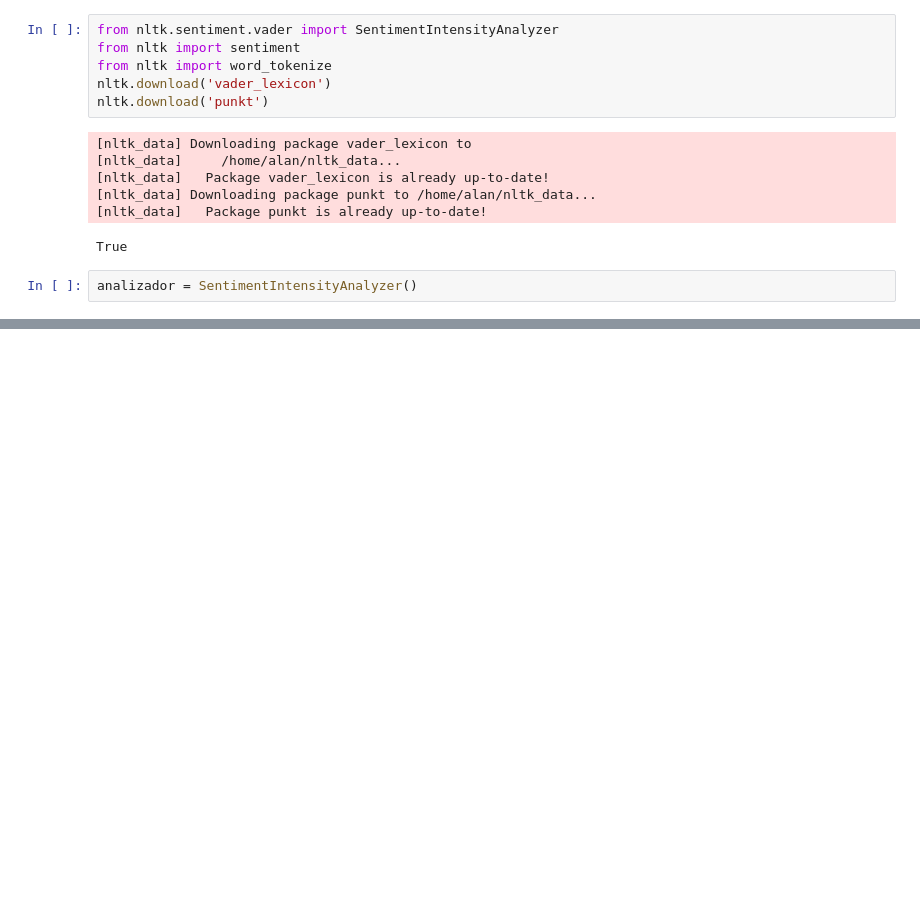
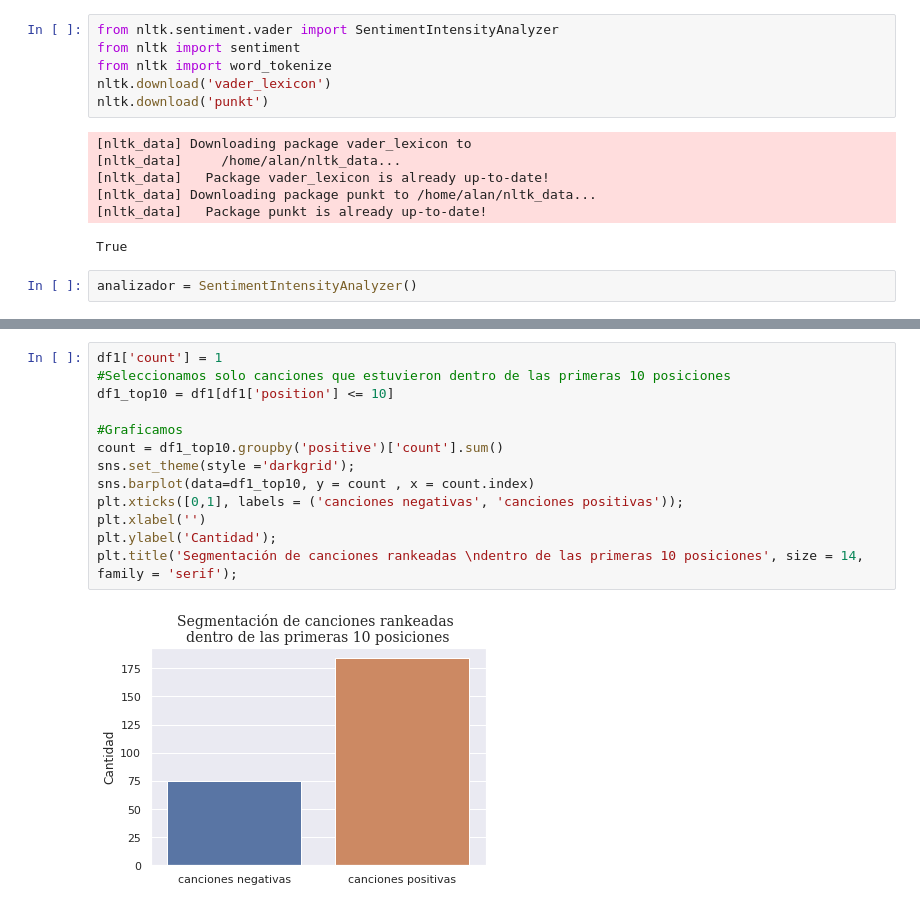
Before and after one commit to SanLnAlan/B2-Analisis-de-Datos-con-Python-2020-2021-Santander, a Jupyter notebook: Sesion-07/postwork7.ipynb, the cells around one changed output, grey strips where cells are left out. Cells and saved outputs as stored; diff of their text form; blank space fills up the shorter version.

```diff
--- a/Sesion-07/postwork7.ipynb
+++ b/Sesion-07/postwork7.ipynb
@@ -230,0 +205,15 @@ df1.iloc[20:30]
+# %%
+df1['count'] = 1
+#Seleccionamos solo canciones que estuvieron dentro de las primeras 10 posiciones
+df1_top10 = df1[df1['position'] <= 10]
+
+#Graficamos
+count = df1_top10.groupby('positive')['count'].sum()
+sns.set_theme(style ='darkgrid');
+sns.barplot(data=df1_top10, y = count , x = count.index)
+plt.xticks([0,1], labels = ('canciones negativas', 'canciones positivas'));
+plt.xlabel('')
+plt.ylabel('Cantidad');
+plt.title('Segmentación de canciones rankeadas \ndentro de las primeras 10 posiciones', size = 14, family = 'serif');
+# %% [output]
+[figure, added]
```
Also changed, not shown: parts of 7 cells of this notebook.
